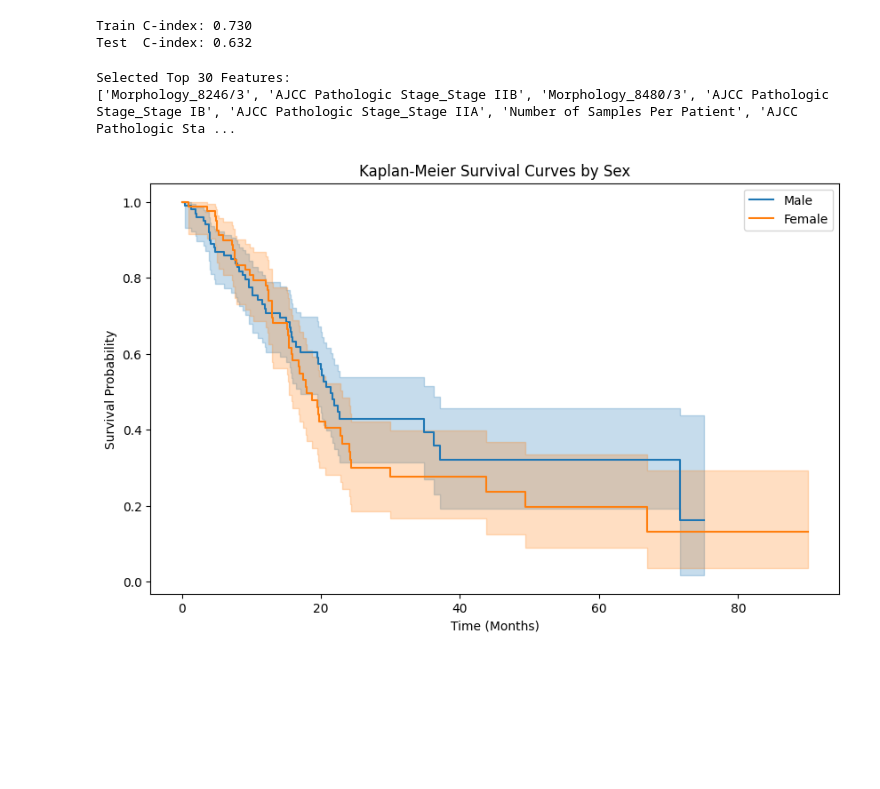
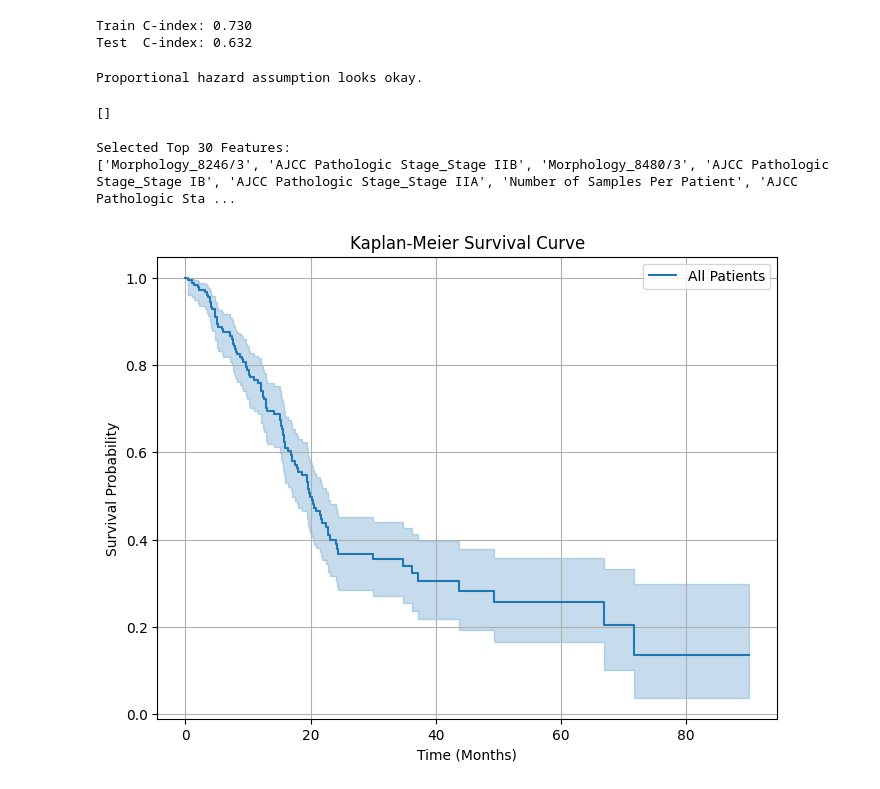
Before and after one commit to NavneetNayak/MLProj, a Jupyter notebook: training.ipynb, the cells around one changed output. Saved outputs shown, nothing was run; the diff lists cells and outputs as text; code cells hidden in the pictures; blank space fills up the shorter version.

Commit message:
feat: check ph assumption

```diff
--- a/training.ipynb
+++ b/training.ipynb
@@ -232,6 +214,11 @@ print(f"Test  C-index: {test_cindex:.3f}")
 # %% [output]
 Train C-index: 0.730
 Test  C-index: 0.632
+# %%
+cph.check_assumptions(train_df_filtered, p_value_threshold = 0.05)
+# %% [output]
+Proportional hazard assumption looks okay.
+[]
 # %%
 coef_summary = cph.summary.copy()
 coef_summary["abs_coef"] = coef_summary["coef"].abs()
@@ -245,21 +232,21 @@ X_top = X[top_features]
 Selected Top 30 Features:
 ['Morphology_8246/3', 'AJCC Pathologic Stage_Stage IIB', 'Morphology_8480/3', 'AJCC Pathologic Stage_Stage IB', 'AJCC Pathologic Stage_Stage IIA', 'Number of Samples Per Patient', 'AJCC Pathologic Sta ...
 # %%
+from lifelines import KaplanMeierFitter
+
 kmf = KaplanMeierFitter()
-plt.figure(figsize=(10, 6))
 
-for sex in df['Sex'].unique():
-    group = df[df['Sex'] == sex]
-    kmf.fit(group['duration'], event_observed=group['event'], label=sex)
-    kmf.plot()
+kmf.fit(durations=df_encoded['duration'], event_observed=df_encoded['event'], label="All Patients")
 
-plt.title('Kaplan-Meier Survival Curves by Sex')
-plt.xlabel('Time (Months)')
-plt.ylabel('Survival Probability')
-plt.legend()
+plt.figure(figsize=(8,6))
+kmf.plot_survival_function(ci_show=True)
+plt.title("Kaplan-Meier Survival Curve")
+plt.xlabel("Time (Months)")
+plt.ylabel("Survival Probability")
+plt.grid(True)
 plt.show()
 # %% [output]
-[figure, old version]
+[figure, new version]
 # %%
 if not os.path.exists('bin'):
     os.makedirs('bin')
```
Also changed, not shown: parts of 2 cells of this notebook.
